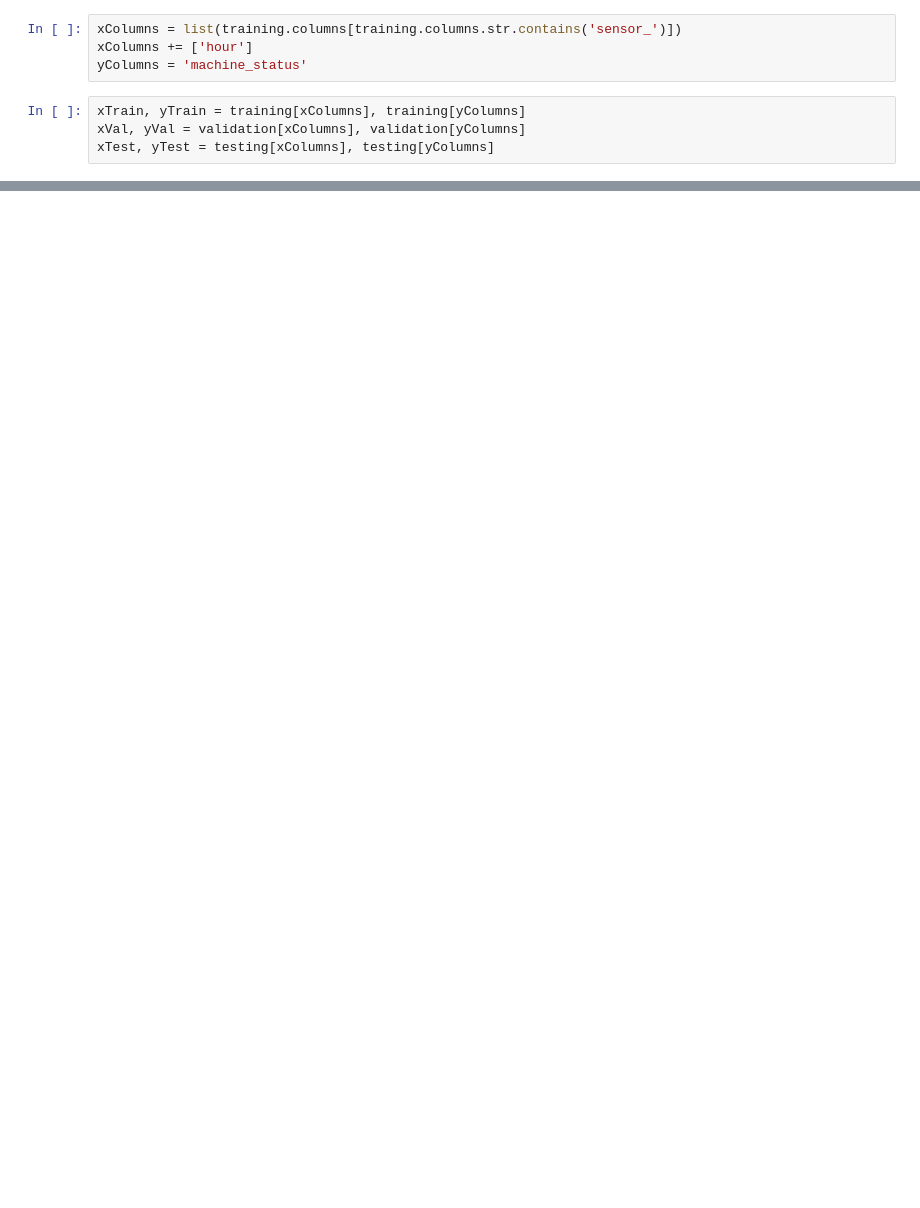
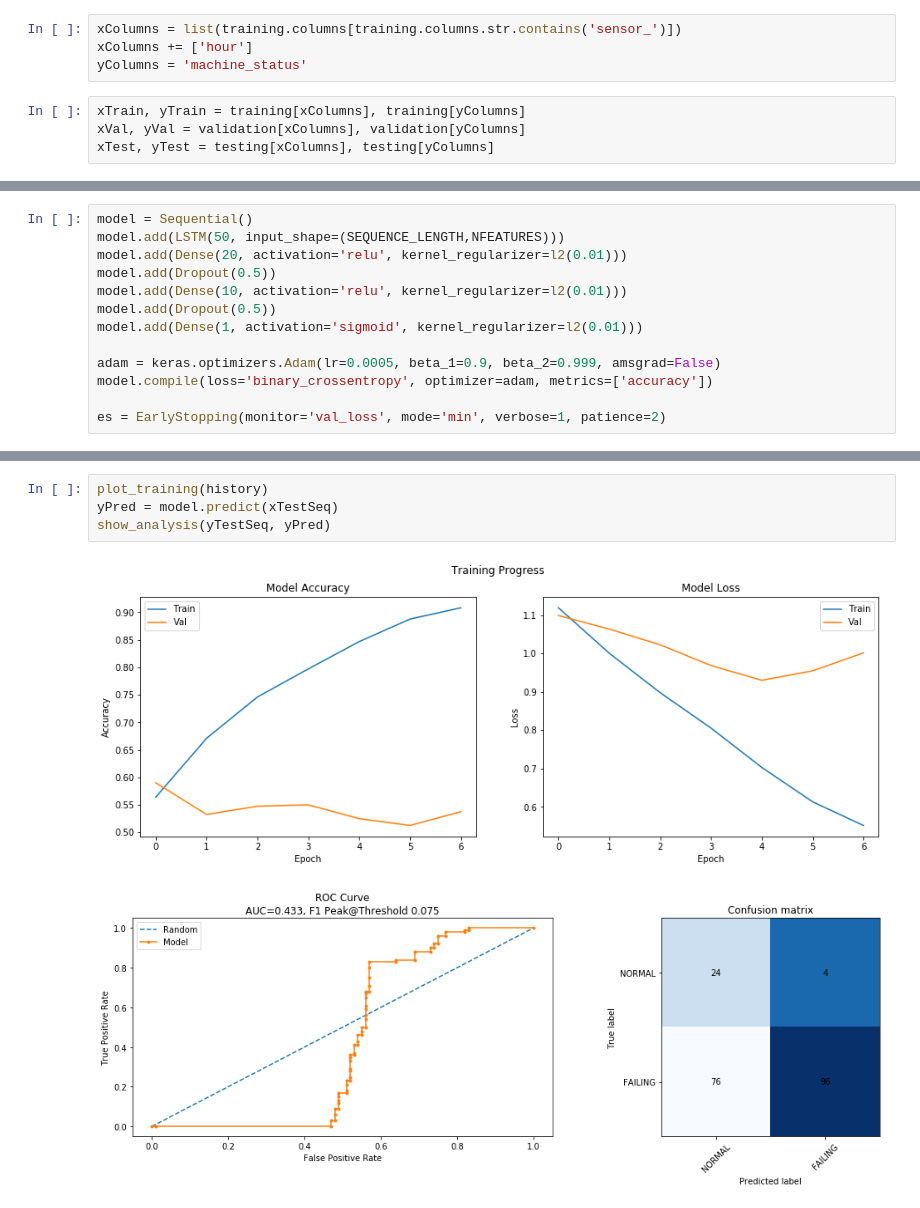
Before and after one commit to mapa17/air-de-jeux, a Jupyter notebook: crossworks-pm/1 - Predictive Maintenance - Modeling.ipynb, the cells around one changed output, grey strips where cells are left out. Cells and saved outputs as stored; diff of their text form; blank space fills up the shorter version.

```diff
--- a/crossworks-pm/1 - Predictive Maintenance - Modeling.ipynb
+++ b/crossworks-pm/1 - Predictive Maintenance - Modeling.ipynb
@@ -398,0 +400,13 @@ Model: ROC AUC=0.500
+# %%
+model = Sequential()
+model.add(LSTM(50, input_shape=(SEQUENCE_LENGTH,NFEATURES)))
+model.add(Dense(20, activation='relu', kernel_regularizer=l2(0.01)))
+model.add(Dropout(0.5))
+model.add(Dense(10, activation='relu', kernel_regularizer=l2(0.01)))
+model.add(Dropout(0.5))
+model.add(Dense(1, activation='sigmoid', kernel_regularizer=l2(0.01)))
+
+adam = keras.optimizers.Adam(lr=0.0005, beta_1=0.9, beta_2=0.999, amsgrad=False)
+model.compile(loss='binary_crossentropy', optimizer=adam, metrics=['accuracy'])
+
+es = EarlyStopping(monitor='val_loss', mode='min', verbose=1, patience=2)
@@ -398,0 +434,7 @@ Model: ROC AUC=0.500
+# %%
+plot_training(history)
+yPred = model.predict(xTestSeq)
+show_analysis(yTestSeq, yPred)
+# %% [output]
+[figure, added]
+[figure, added]
```
Also changed, not shown: parts of 60 cells of this notebook, 9 other files.
